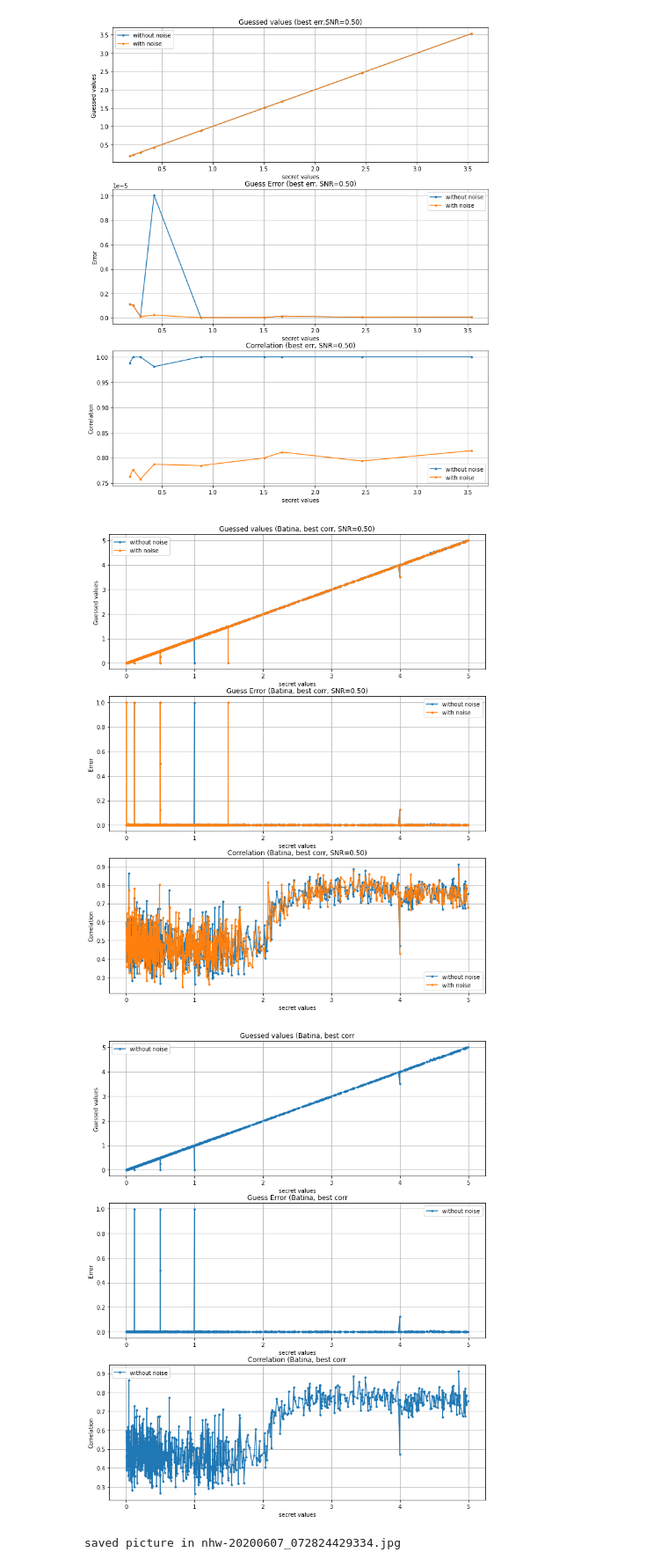
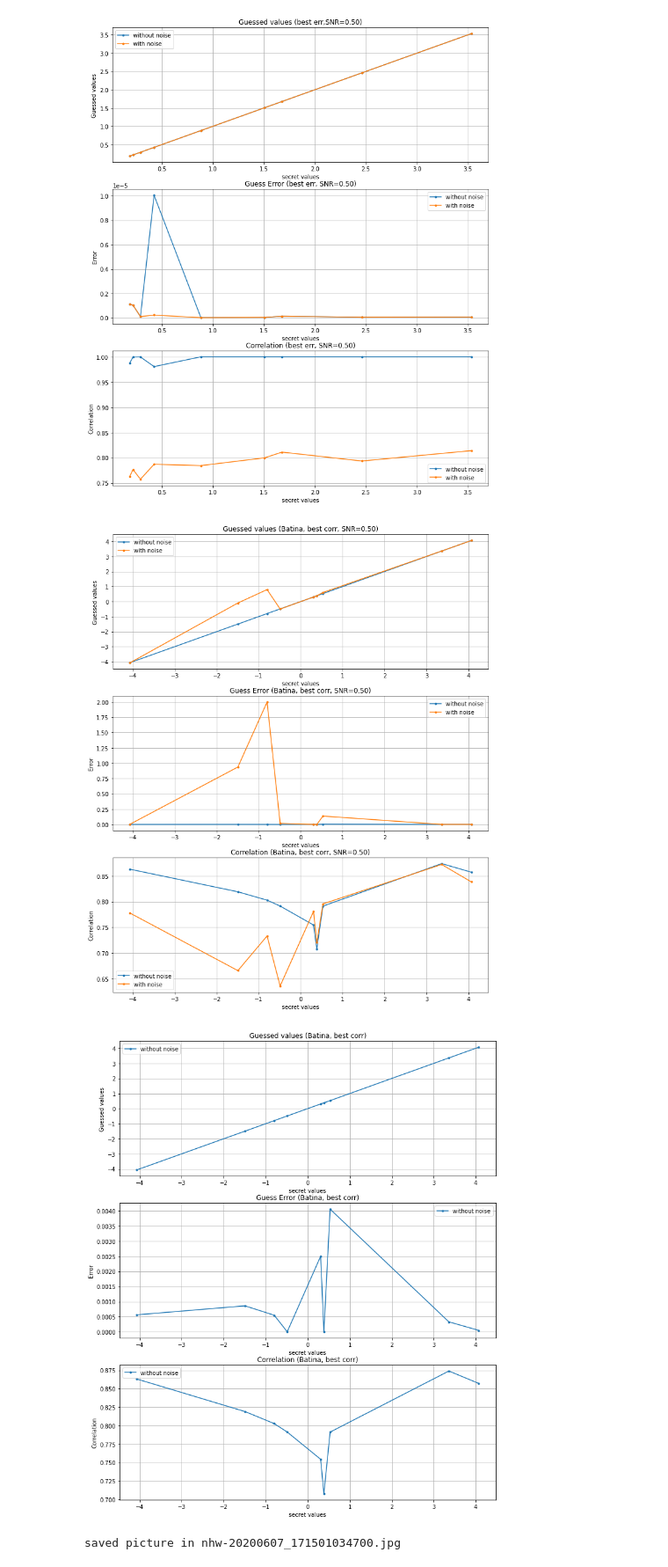
Before and after one commit to mu-triv/DPACv4, a Jupyter notebook: noise_hwp.ipynb, the cells around one changed output. Shown at 88% size. Cells and saved outputs as stored; diff of their text form; code cells hidden in the pictures.

Commit message:
add noise

```diff
--- a/noise_hwp.ipynb
+++ b/noise_hwp.ipynb
@@ -20,7 +20,7 @@ def compute_corr(secret_hw, guess_range, known_inputs, guess_val_size=1000):
                         data=np.vectorize(hamming_weight)(known_inputs.reshape(-1, 1) * guess_val))
     return hw.corrwith(pd.Series(secret_hw), method='pearson')
 # %%
-guess_range=(0.0, 5.0)
+guess_range=(-5.0, 5.0)
 # the number of guess values in the guess range
 guess_val_size=200
 # generate the known inputs which is used to test the guess values
@@ -28,6 +28,6 @@ input_range = 2
 known_inputs = np.random.uniform(-10 ** input_range, 10 ** input_range, 1000)
 
 secret_number = np.random.uniform(guess_range[0], guess_range[1])
-secret_number = 0.21265756
+secret_number = -0.21265
 print('secret_number =', secret_number)
 # %% [output]
@@ -288,10 +300,10 @@ ax.legend()
 # %% [markdown]
 ## Analyze with noise - multiple numbers
 # %%
-guess_range = (0.0, 5.0)
+guess_range = (-5.0, 5.0)
 known_input_set = generate_known_inputs(exps=(-2,3), nsize=3000)
 precision = 1e-6
-n_secret_numbers = 1000
+n_secret_numbers = 10
 secret_numbers = np.concatenate((
     np.random.uniform(guess_range[0], guess_range[1], int(n_secret_numbers*2/4) ),
     np.random.uniform(guess_range[0]*3e-1, guess_range[1]*3e-1, int(n_secret_numbers*1/4)),
@@ -411,7 +408,7 @@ Wall time: 33min 2s
 # start guessing... - without noise
 noise_batina_results = pd.DataFrame(dtype=np.float32, columns=df_index)
 for value in secret_numbers:
-    s = batina_recover_weight(secret_number=value, guess_range=guess_range)
+    s = batina_recover_weight(secret_number=value, guess_range=guess_range, noise=(add_noise_to_signal, signal_to_noise_ratio, 200))
     s.name = CORRELATION
     df = pd.DataFrame(s).reset_index().rename(columns={'index': LOW_VALUE})
     df[HIGH_VALUE] = df[LOW_VALUE]
@@ -569,36 +562,36 @@ fname = 'nhw-%s.jpg' % (datetime.now().strftime("%Y%m%d_%H%M%S%f"))
 plt.savefig(fname)
 plt.show()
 # %% [output]
-[figure, old version]
+[figure, new version]
 # %%
 from matplotlib import pyplot as plt
 
 fig, ax = plt.subplots(nrows=3, ncols=1, figsize=(12, 15))
 df = batina_best_corr.T
 df[[GUESSED_VALUE, SECRET_VALUE]].set_index(SECRET_VALUE)[GUESSED_VALUE].plot(ax=ax[0], marker='.', label='without noise')
 ax[0].set_ylabel('Guessed values')
-ax[0].set_title('Guessed values (Batina, best corr')
+ax[0].set_title('Guessed values (Batina, best corr)')
 
 df = batina_best_corr.T
 df[[ERROR, SECRET_VALUE]].set_index(SECRET_VALUE)[ERROR].plot(ax=ax[1], marker='.', label='without noise')
 ax[1].set_ylabel('Error')
-ax[1].set_title('Guess Error (Batina, best corr')
+ax[1].set_title('Guess Error (Batina, best corr)')
 
 df = batina_best_corr.T
 df[[CORRELATION, SECRET_VALUE]].set_index(SECRET_VALUE)[CORRELATION].plot(ax=ax[2], marker='.', label='without noise')
 ax[2].set_ylabel('Correlation')
-ax[2].set_title('Correlation (Batina, best corr')
+ax[2].set_title('Correlation (Batina, best corr)')
 
 for a in ax:
     a.legend()
     a.grid(True)
     a.set_xlabel('secret values')
 
 from datetime import datetime
 fname = 'nhw-%s.jpg' % (datetime.now().strftime("%Y%m%d_%H%M%S%f"))
 plt.savefig(fname)
 plt.show()
 print('saved picture in %s' % fname)
 # %% [output]
-[figure, old version]
+[figure, new version]
-saved picture in nhw-20200607_072824429334.jpg
+saved picture in nhw-20200607_171501034700.jpg
```
Also changed, not shown: parts of 30 cells of this notebook, 1 other file.
